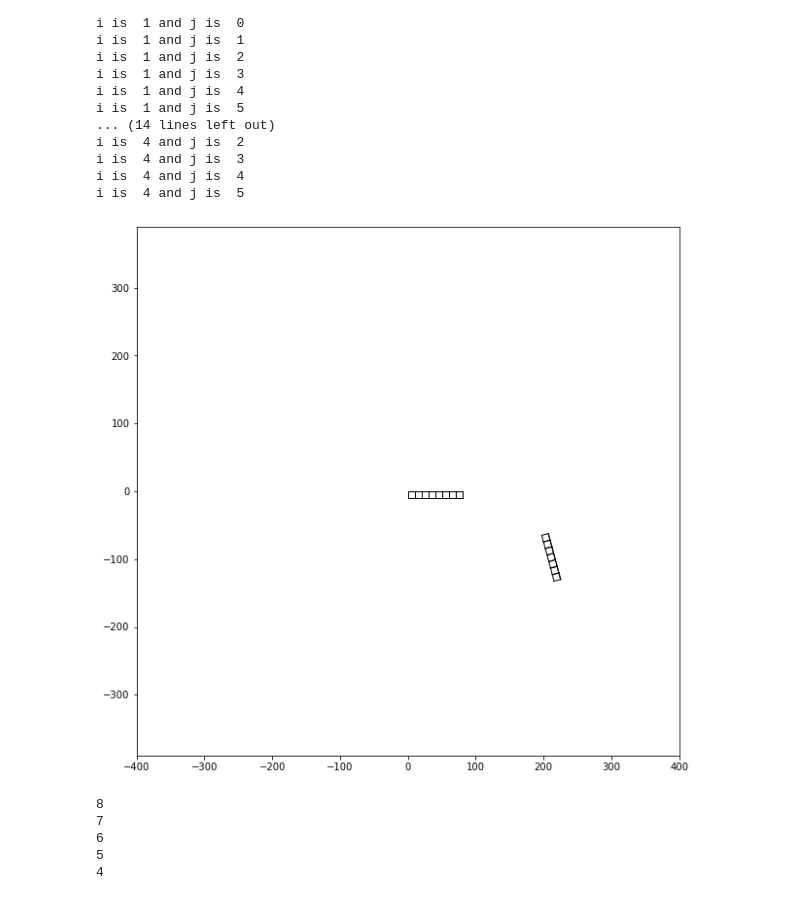
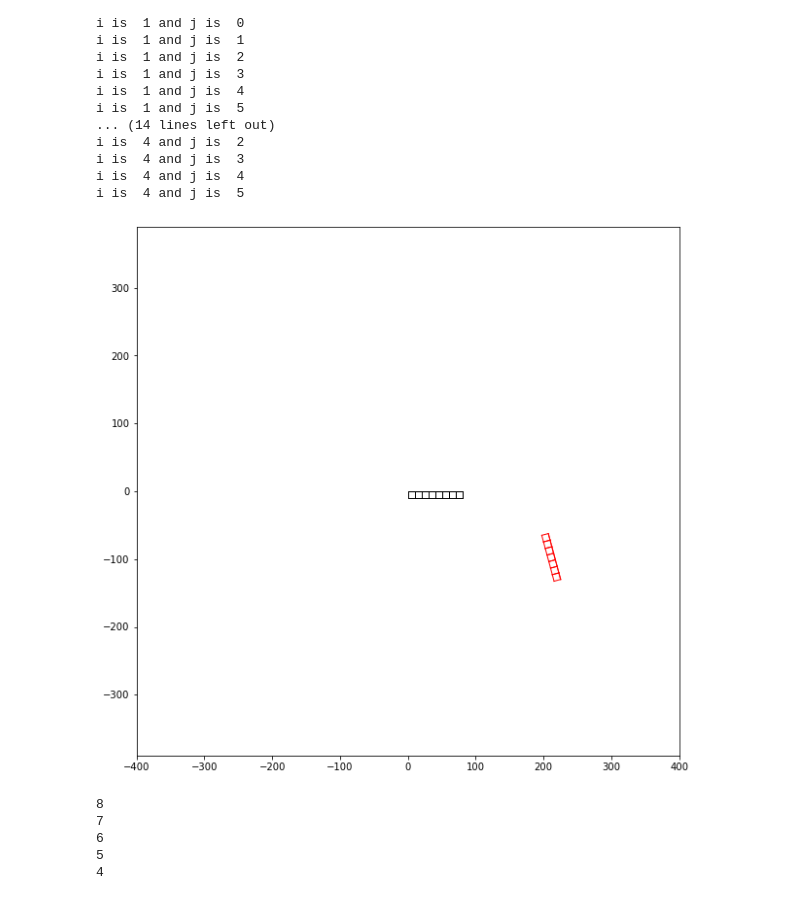
Before and after one commit to bblais/AI-and-Robotics-Fall-2022-Class-Notebooks, a Jupyter notebook: Sprint #1 - Programming and Games/2022-09-19 - Class.ipynb, the cells around one changed output. Cells and saved outputs as stored; diff of their text form; code cells hidden in the pictures.

```diff
--- a/Sprint #1 - Programming and Games/2022-09-19 - Class.ipynb
+++ b/Sprint #1 - Programming and Games/2022-09-19 - Class.ipynb
@@ -36,22 +36,23 @@ def draw_row(N):
 # %%
 reset()
 draw_row(8)
 
 penup()
 
 forward(100)
 right(45)
 forward(20)
 right(30)
 forward(50)
 
 
 pendown()
 
 
+pencolor("red")
 draw_row(7)
 # %% [output]
-[figure, old version]
+[figure, new version]
 # %%
 reset()
 for i in [8,7,6,5,4]:
```
Also changed, not shown: parts of 7 cells of this notebook, 4 other files.
